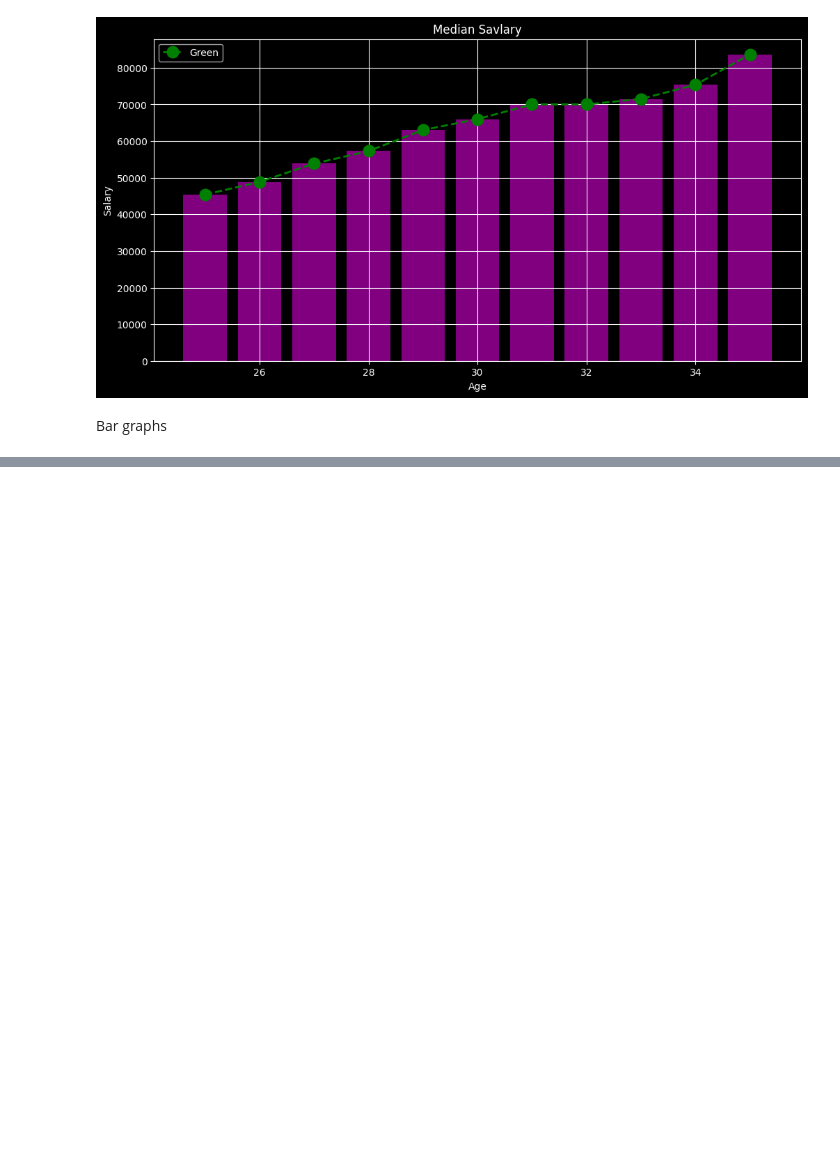
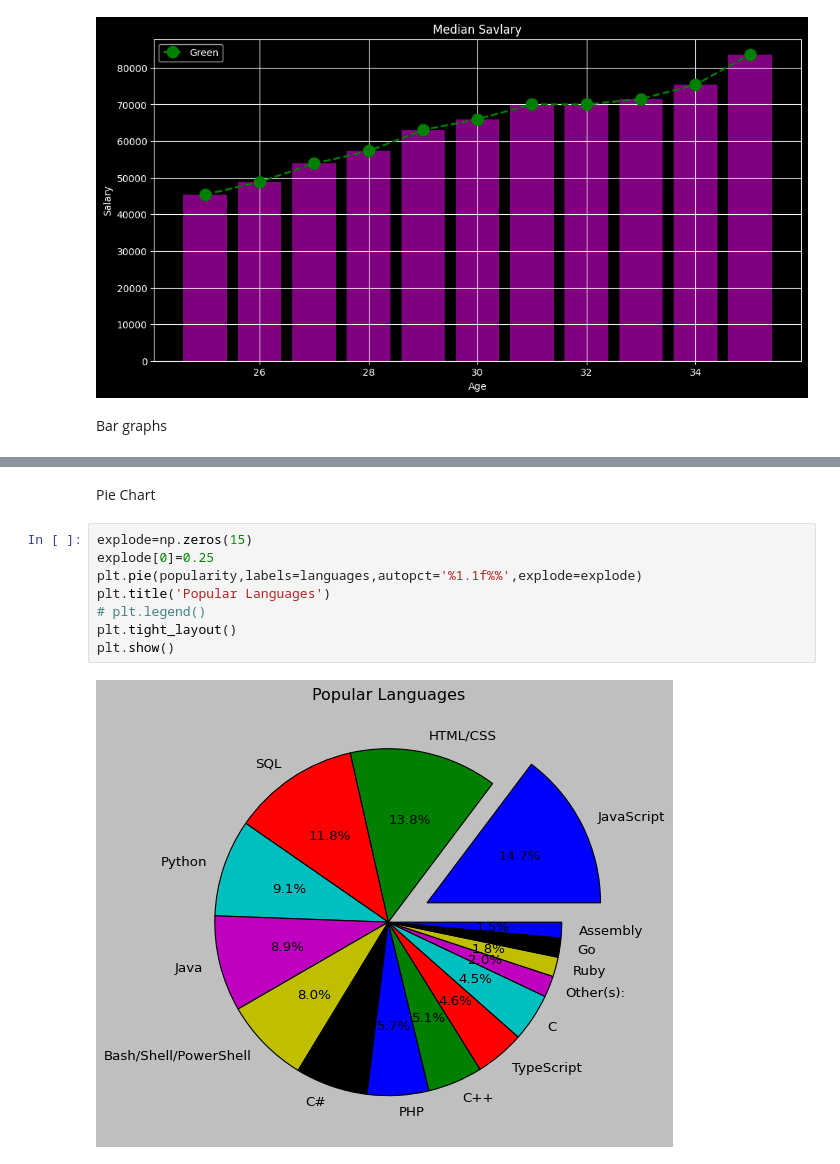
Before and after one commit to YugSavla/DJS_COMPUTE, a Jupyter notebook: Task_1/Ploting.ipynb, the cells around one changed output, grey strips where cells are left out. Drawn from its saved outputs; the diff is of its cells as text; blank space fills up the shorter version.

```diff
--- a/Task_1/Ploting.ipynb
+++ b/Task_1/Ploting.ipynb
@@ -66,0 +123,12 @@ plt.show()
+# %% [markdown]
+Pie Chart
+# %%
+explode=np.zeros(15)
+explode[0]=0.25
+plt.pie(popularity,labels=languages,autopct='%1.1f%%',explode=explode)
+plt.title('Popular Languages')
+# plt.legend()
+plt.tight_layout()
+plt.show()
+# %% [output]
+[figure, added]
```
Also changed, not shown: parts of 11 cells of this notebook, 2 other files.
